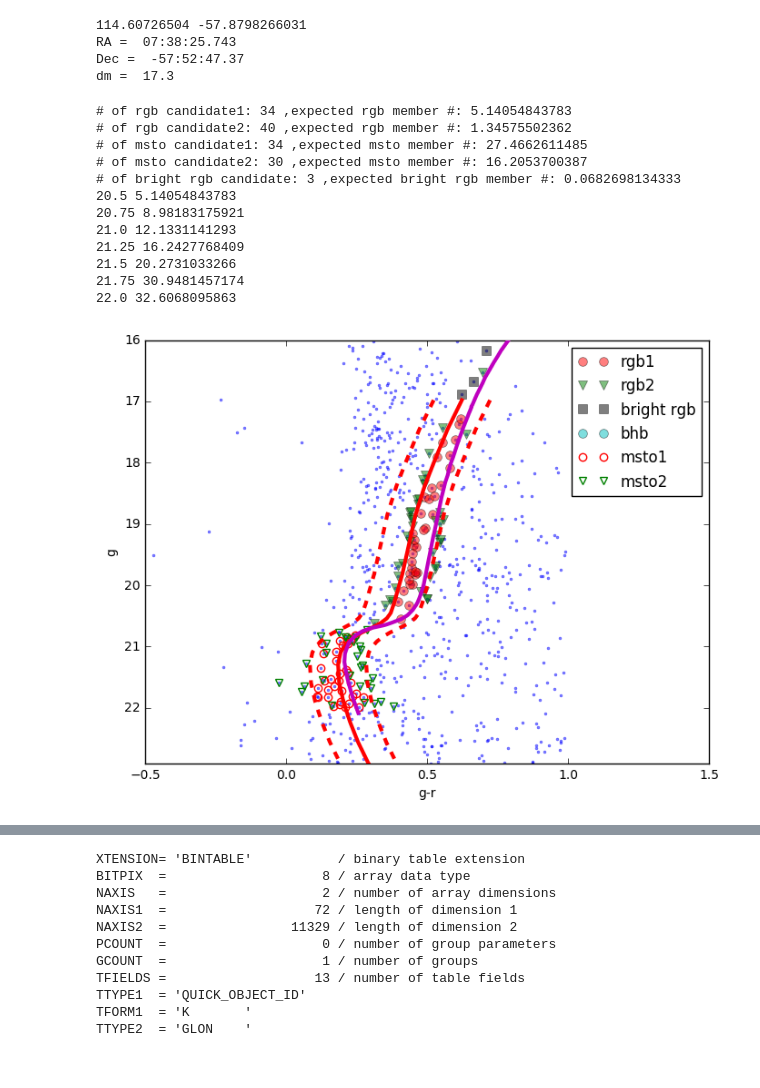
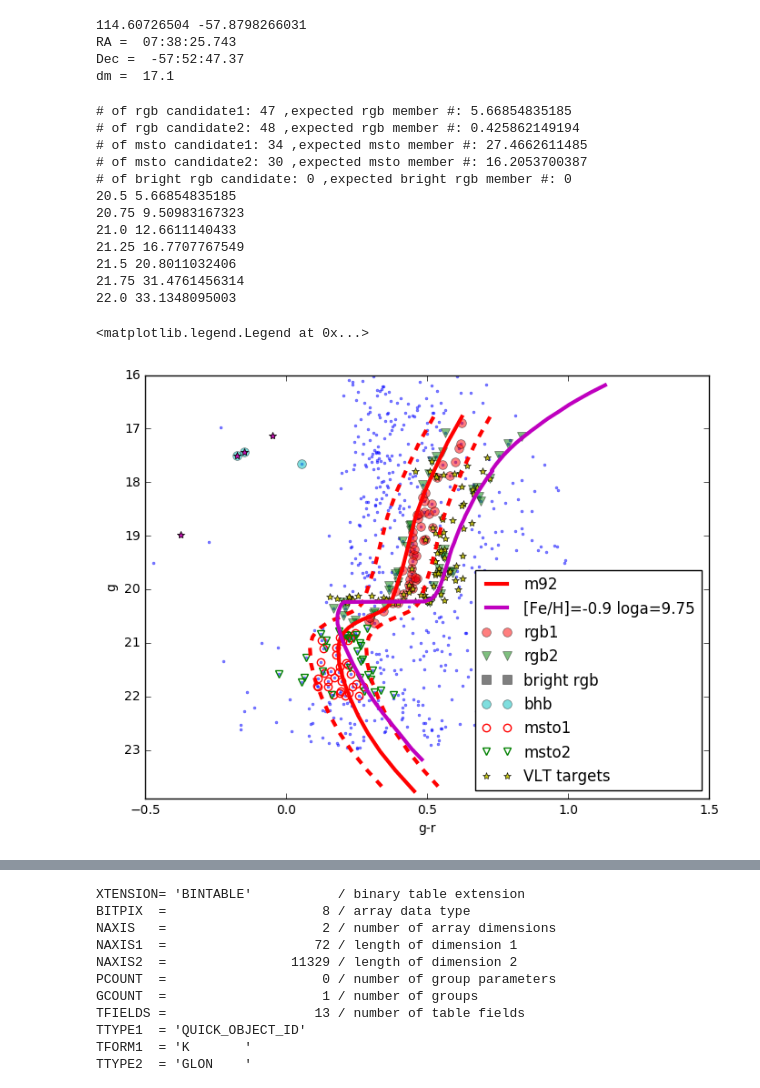
Before and after one commit to sazabi4/test, a Jupyter notebook: Carina2.5select-small.ipynb, the cells around one changed output, grey strips where cells are left out. Cells and saved outputs as stored; diff of their text form; code cells hidden in the pictures.

Commit message:
update figures

```diff
--- a/Carina2.5select-small.ipynb
+++ b/Carina2.5select-small.ipynb
@@ -8,6 +8,14 @@ rootdir = '/Users/tingli/Dropbox/dwarfgalaxy/'
 #READ IN DATA
 #s = pyfits.open(rootdir+'member_prob/big_blob_mcmc_v5.7.fits')[1].data
 s = pyfits.open(rootdir+'member_prob/small_blob_mcmc_v5.7.fits')[1].data
+gt = np.genfromtxt('Car_targets.txt', dtype = None, names = True)
+
+b_mask = [False] * len(gt['ID'])
+for i in range(len(b_mask)):
+    if gt['ID'][i][0:2] == 'SB':
+        b_mask[i] = True
+b_mask = np.array(b_mask)
+gt = gt[b_mask]
 # %%
 #READ IN EMPIRICAL GC SEQUENCES
 m92=np.loadtxt(rootdir+'docs/m92_fiducial.dat',skiprows=1)
@@ -27,7 +35,9 @@ des_r0_fiduc_m92 = r0_fiduc_m92 - 0.102*(gmr0_fiduc_m92) + 0.02
 dm_m92_harris = 14.59
 
 #READ IN THEORETICAL ISOCHRONES
-parsec=np.loadtxt(rootdir+'docs/bressan12_12gyr_m2.2_des.dat')
+#parsec=np.loadtxt(rootdir+'docs/bressan12_12gyr_m2.2_des.dat')
+parsec=np.loadtxt('/Users/tingli/Work/UFD/ugali/isochrones/padova_v3/iso_a05.5_z0.00200.dat')
+
 k=110
 parsec_g = parsec[:k,9]
 parsec_r = parsec[:k,10]
@@ -49,13 +59,13 @@ closetocen = s['angsep'] < 7.2/60.
 vmag = s['MAG_PSF_SFD_G'] - 0.569*(s['MAG_PSF_SFD_G'] - s['MAG_PSF_SFD_R']) + 0.021
 
 #SET DISTANCE
-dm = 17.3
+dm = 17.1
 print 'dm = ', dm
 # %% [output]
 114.60726504 -57.8798266031
 RA =  07:38:25.743
 Dec =  -57:52:47.37
-dm =  17.3
+dm =  17.1
 # %%
 #INTERPOLATE GLOBULAR CLUSTER FIDUCIAL INTO A DENSER SEQUENCE
 gc_g_interp = np.arange(700)*0.01 + des_g0_fiduc_m92.min()-dm_m92_harris+dm
@@ -71,10 +81,10 @@ msto_cut = 22.
 bri_cut = des_g0_fiduc_m92.min()-dm_m92_harris+dm
 #CMD
 plt.plot(s['MAG_PSF_SFD_G'][closetocen]-s['MAG_PSF_SFD_R'][closetocen],s['MAG_PSF_SFD_G'][closetocen],'.',ms=4, alpha=0.5)
-plt.plot(gc_gmr_interp, gc_g_interp, color='r', lw=3, zorder=5)
+plt.plot(gc_gmr_interp, gc_g_interp, color='r', lw=3, zorder=5, label='m92')
 plt.plot(gc_gmr_interp+0.1, gc_g_interp, color='r', ls='--', lw=3, zorder=5)
 plt.plot(gc_gmr_interp-0.1, gc_g_interp, color='r', ls='--', lw=3, zorder=5)
-plt.plot(iso_gmr_interp, iso_g_interp, color='m', lw=3, zorder=5)
+plt.plot(iso_gmr_interp, iso_g_interp, color='m', lw=3, zorder=5, label='[Fe/H]=-0.9 loga=9.75')
 #plt.plot(iso_gmr_interp+0.1, iso_g_interp, color='m', ls='--', lw=3, zorder=5)
 #plt.plot(iso_gmr_interp-0.1, iso_g_interp, color='m', ls='--', lw=3, zorder=5)
 
@@ -126,7 +136,7 @@ plt.plot(s['MAG_PSF_SFD_G'][select_bri]-s['MAG_PSF_SFD_R'][select_bri],s['MAG_PS
 select_bhb = (closetocen) & (s['MAG_PSF_SFD_G']-s['MAG_PSF_SFD_R'] < 0.1) \
                 & (s['MAG_PSF_SFD_G']-s['MAG_PSF_SFD_R'] > -0.5) \
                 & (s['MAG_PSF_SFD_G'] < 1.1+dm)\
-                & (s['MAG_PSF_SFD_G'] > 0.4+dm)
+                & (s['MAG_PSF_SFD_G'] > 0.1+dm)
 plt.plot(s['MAG_PSF_SFD_G'][select_bhb]-s['MAG_PSF_SFD_R'][select_bhb],s['MAG_PSF_SFD_G'][select_bhb],'co', ms=7, alpha=0.5, label='bhb')
 
 
@@ -135,49 +145,58 @@ plt.plot(s['MAG_PSF_SFD_G'][select_bhb]-s['MAG_PSF_SFD_R'][select_bhb],s['MAG_PS
 mcmc1 = (closetocen) & (s['prob'] > 0.7) & (s['MAG_PSF_SFD_G'] < msto_cut) & (s['MAG_PSF_SFD_G'] > rgb_cut)
 mcmc2 = (closetocen) & (s['prob'] > 0.3) & (s['prob'] < 0.7) & (s['MAG_PSF_SFD_G'] < msto_cut) & (s['MAG_PSF_SFD_G'] > rgb_cut)
 plt.plot(s['MAG_PSF_SFD_G'][mcmc1]-s['MAG_PSF_SFD_R'][mcmc1],s['MAG_PSF_SFD_G'][mcmc1], 'o', mfc = 'None', mec='r', mew=1, ms=6, label='msto1')
 plt.plot(s['MAG_PSF_SFD_G'][mcmc2]-s['MAG_PSF_SFD_R'][mcmc2],s['MAG_PSF_SFD_G'][mcmc2], 'v', mfc= 'None', mec='g', mew=1, ms=6, label='msto2')
 
 
 #FIND ALIGNMENT STARS
 alignment = (s['MAG_PSF_SFD_R'] < 18) & (s['prob'] < 0.01 ) \
 & (s['angsep'] < 15/60.) & (s['isosep'] > 0.14)
 #plt.plot(s['MAG_PSF_SFD_G'][alignment]-s['MAG_PSF_SFD_R'][alignment],s['MAG_PSF_SFD_G'][alignment],'ys', alpha=0.7)
 
-plt.ylim(22.9,16)
+plt.ylim(23.9,16)
 plt.xlim(-0.5,1.5)
 
 print "# of rgb candidate1:", sum(select_rgb),  ",expected rgb member #:", sum(s['prob'][select_rgb])
 print "# of rgb candidate2:", sum(select_rgb2), ",expected rgb member #:", sum(s['prob'][select_rgb2])
 print "# of msto candidate1:", sum(mcmc1),  ",expected msto member #:", sum(s['prob'][mcmc1])
 print "# of msto candidate2:", sum(mcmc2),  ",expected msto member #:", sum(s['prob'][mcmc2])
 print "# of bright rgb candidate:", sum(select_bri),  ",expected bright rgb member #:", sum(s['prob'][select_bri])
 
 
 
 #target = '10286300071060'
 #targetmask = s['QUICK_OBJECT_ID'] == int(target)
 #plt.plot(s['MAG_PSF_SFD_G'][targetmask]-s['MAG_PSF_SFD_R'][targetmask],s['MAG_PSF_SFD_G'][targetmask],'c*',mew=2, alpha=1, ms=15)
 
+for i in np.arange(20.5,22.1,0.25):
+    print i, sum(s['prob'][(select_rgb | mcmc1) & (s['MAG_PSF_SFD_R']<i)])
+
+
+
+plt.plot(gt['g']-gt['r'], gt['g'], 'y*', alpha=0.9, label='VLT targets')
+for i in range(len(gt['ID'])):
+    if gt['ID'][i][3:6] == 'BHB':
+        plt.plot(gt['g'][i]-gt['r'][i], gt['g'][i], 'm*', alpha=0.9)
+
+
 plt.xlabel('g-r')
 plt.ylabel('g')
-plt.legend()
-
-for i in np.arange(20.5,22.1,0.25):
-    print i, sum(s['prob'][(select_rgb | mcmc1) & (s['MAG_PSF_SFD_R']<i)])
+plt.legend(loc=4)
 # %% [output]
-# of rgb candidate1: 34 ,expected rgb member #: 5.14054843783
-# of rgb candidate2: 40 ,expected rgb member #: 1.34575502362
+# of rgb candidate1: 47 ,expected rgb member #: 5.66854835185
+# of rgb candidate2: 48 ,expected rgb member #: 0.425862149194
 # of msto candidate1: 34 ,expected msto member #: 27.4662611485
 # of msto candidate2: 30 ,expected msto member #: 16.2053700387
-# of bright rgb candidate: 3 ,expected bright rgb member #: 0.0682698134333
-20.5 5.14054843783
-20.75 8.98183175921
-21.0 12.1331141293
-21.25 16.2427768409
-21.5 20.2731033266
-21.75 30.9481457174
-22.0 32.6068095863
+# of bright rgb candidate: 0 ,expected bright rgb member #: 0
+20.5 5.66854835185
+20.75 9.50983167323
+21.0 12.6611140433
+21.25 16.7707767549
+21.5 20.8011032406
+21.75 31.4761456314
+22.0 33.1348095003
+<matplotlib.legend.Legend at 0x...>
-[figure, old version]
+[figure, new version]
 # %%
 plt.figure(figsize=[8,6])
 #PLOT SPATIAL DISTRIBUTION OF STARS
```
Also changed, not shown: parts of 1 cell of this notebook, 1 other file.
